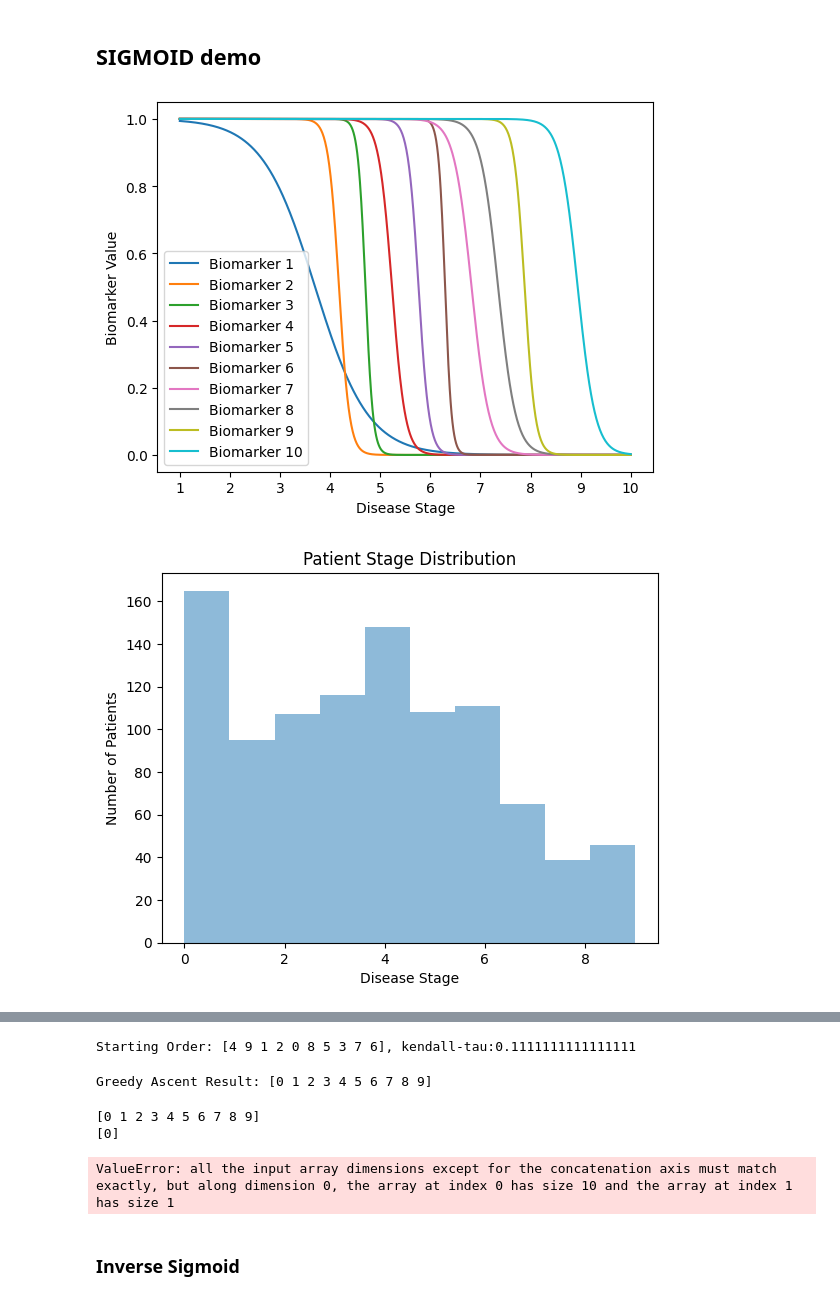
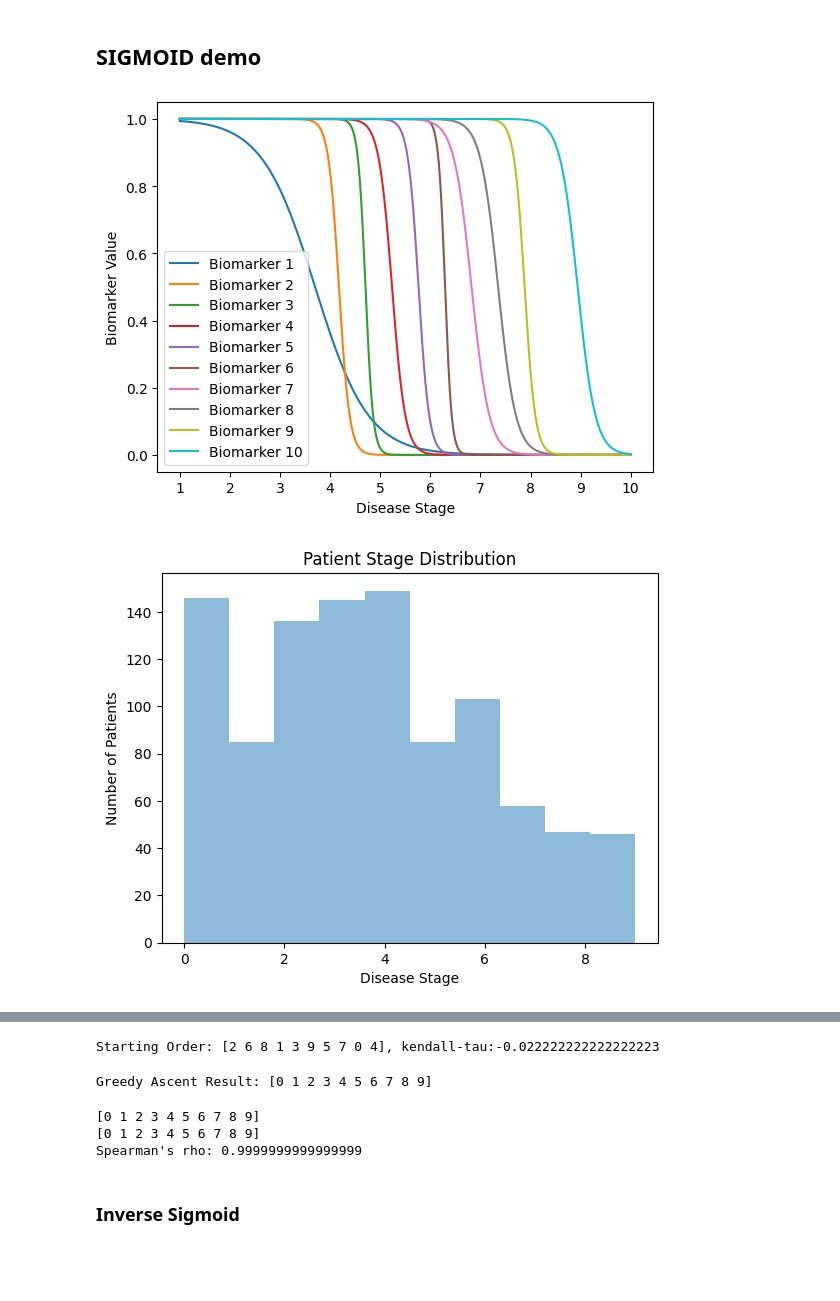
Before and after one commit to LAMCIG/Progression_models_simulations, a Jupyter notebook: notebooks/8-progression_model_simulator.ipynb, the cells around one changed output, grey strips where cells are left out. Drawn from its saved outputs; the diff is of its cells as text; code cells hidden in the pictures; blank space fills up the shorter version.

```diff
--- a/notebooks/8-progression_model_simulator.ipynb
+++ b/notebooks/8-progression_model_simulator.ipynb
@@ -32,32 +32,32 @@ biomarkers_params_sigmoid = {
     5: {'s': 0.8, 'c': 50.0},
     6: {'s': 0.3, 'c': 60.0},
     7: {'s': 0.3, 'c': 70.0},
     8: {'s': 0.5, 'c': 80.0},
     9: {'s': 0.3, 'c': 90.0},
     9: {'s': 0.3, 'c': 100.0},
 }
 
 # generate the canonical model
 sigmoid_model = CanonicalGenerator(n_stages, model_type, biomarkers_params=biomarkers_params_sigmoid)
 sigmoid_values = sigmoid_model.get_stage_values()
 
 # plot disease progression
 sigmoid_model.plot_disease_progression()
 
 # generate patient samples
 n_patients = 1000
 sample_generator = SampleGenerator(sigmoid_values,
                                    n_patients,
                                    dist_params={'loc': 3.5, 'scale': 3},
                                    add_noise=True,
-                                   noise_std=0.1,
+                                   noise_std=0.2,
                                    random_state=2)
 
 patient_samples = sample_generator.get_sample
 
 # plot stage histogram
 sample_generator.plot_stage_histogram()
 sample_generator.plot_biomarker_distribution(biomarker_index=1, healthy_stage_threshold=0.5)
 # %% [output]
 [figure]
-[figure, old version]
+[figure, new version]
@@ -75,11 +75,11 @@ params = analyzer.ebm_analyzer.get_params()
 rho = params['spearman_rho']
 print("Spearman's rho:", rho)
 # %% [output]
-Starting Order: [4 9 1 2 0 8 5 3 7 6], kendall-tau:0.1111111111111111
+Starting Order: [2 6 8 1 3 9 5 7 0 4], kendall-tau:-0.022222222222222223
 Greedy Ascent Result: [0 1 2 3 4 5 6 7 8 9]
 [0 1 2 3 4 5 6 7 8 9]
-[0]
+[0 1 2 3 4 5 6 7 8 9]
+Spearman's rho: 0.9999999999999999
-ValueError: all the input array dimensions except for the concatenation axis must match exactly, but along dimension 0, the array at index 0 has size 10 and the array at index 1 has size 1
 # %% [markdown]
 ### Inverse Sigmoid
 # %%
```
Also changed, not shown: parts of 2 cells of this notebook, 2 other files.
